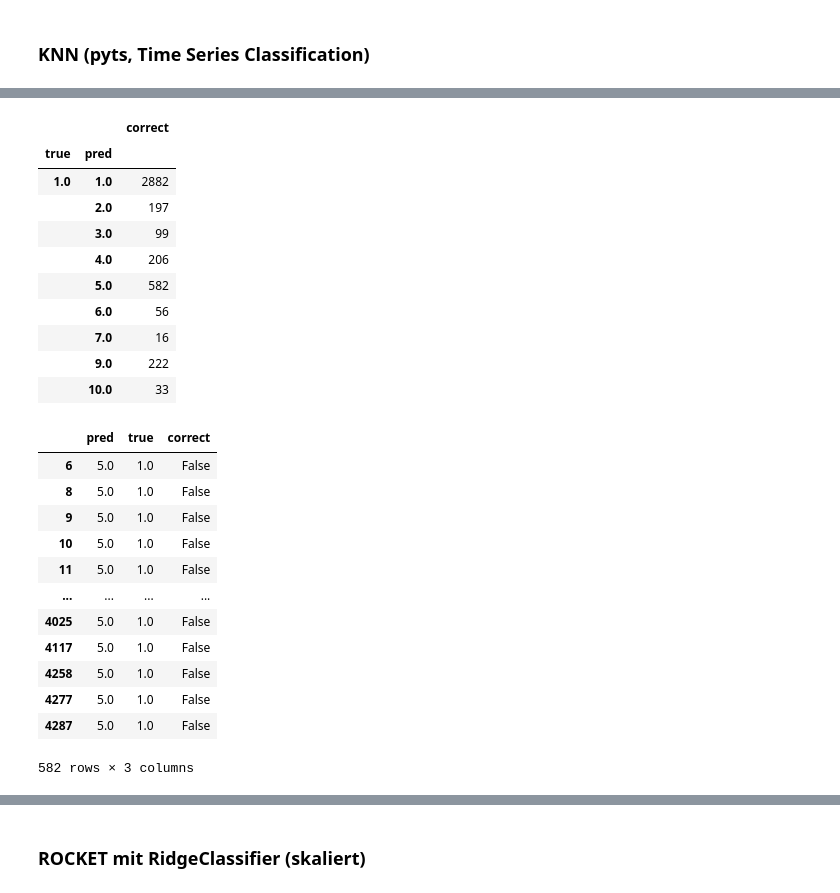
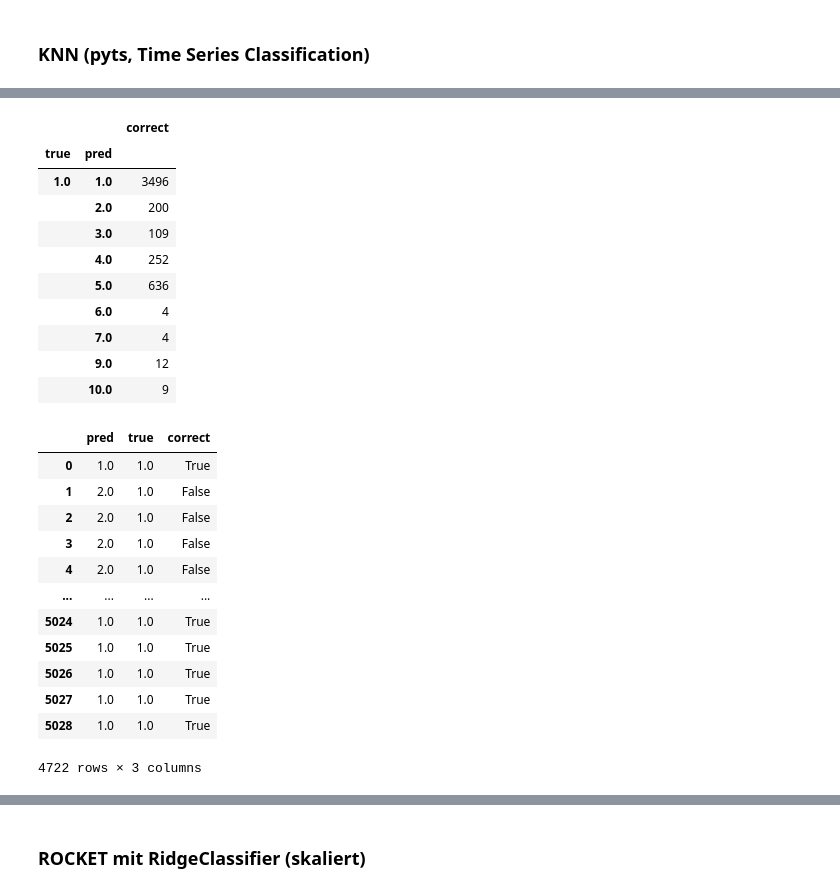
Before and after one commit to dan-vp/app_projekt, a Jupyter notebook: app_projekt_6.ipynb, the cells around one changed output, grey strips where cells are left out. Saved outputs shown, nothing was run; the diff lists cells and outputs as text; code cells hidden in the pictures.

```diff
--- a/app_projekt_6.ipynb
+++ b/app_projekt_6.ipynb
@@ -648,7 +636,7 @@ test_steps = pd.DataFrame(columns = only_batch_and_step.columns)
 # Führe einen Train-Test-Split pro DevID auf den Trainingsdaten aus
 for devid in only_batch_and_step.DeviationID.unique():
     df_devid = only_batch_and_step[only_batch_and_step.DeviationID == devid]
-    train_split, test_split = train_test_split(df_devid, test_size = 0.25, random_state = 42)
+    train_split, test_split = train_test_split(df_devid, test_size = 0.3, random_state = 42)
 
     train_steps = train_steps.append(train_split)
     test_steps = test_steps.append(test_split)
@@ -661,3 +650,5 @@ test_steps = test_steps[["batchn", "CuStepNo"]].merge(dtw_df, on = ["batchn", "C
+# %%
+test_steps = test_steps[test_steps.batchn != 255]
 # %%
 y_train_steps = train_steps.pop("DeviationID")
 y_test_steps = test_steps.pop("DeviationID")
@@ -710,6 +703,10 @@ save_model(pyts_KNN, "pyts_KNN.pkl")
 # %%
 pickled_model = pickle.load(open('pyts_KNN.pkl', 'rb'))
 # %%
+start = time.time()
 pred = pyts_knn.predict(X_test_steps_sc)
+end = time.time()
+
+print(end - start)
 eval_knn = pd.DataFrame({"pred":pred, "true":y_test_steps})
 eval_knn
@@ -742,28 +725,28 @@ eval_knn[eval_knn.true == 1].groupby(["true", "pred"]).count()
 # %% [output]
 |  |  | correct |
 | true | pred |  |
-| 1.0 | 1.0 | 2882 |
-|  | 2.0 | 197 |
-|  | 3.0 | 99 |
-|  | 4.0 | 206 |
-|  | 5.0 | 582 |
-|  | 6.0 | 56 |
-|  | 7.0 | 16 |
-|  | 9.0 | 222 |
-|  | 10.0 | 33 |
+| 1.0 | 1.0 | 3496 |
+|  | 2.0 | 200 |
+|  | 3.0 | 109 |
+|  | 4.0 | 252 |
+|  | 5.0 | 636 |
+|  | 6.0 | 4 |
+|  | 7.0 | 4 |
+|  | 9.0 | 12 |
+|  | 10.0 | 9 |
 # %%
-eval_knn[(eval_knn.true == 1) & (eval_knn.pred == 5)]
+eval_knn[(eval_knn.true == 1)]
 # %% [output]
 |  | pred | true | correct |
-| 6 | 5.0 | 1.0 | False |
-| 8 | 5.0 | 1.0 | False |
-| 9 | 5.0 | 1.0 | False |
-| 10 | 5.0 | 1.0 | False |
-| 11 | 5.0 | 1.0 | False |
+| 0 | 1.0 | 1.0 | True |
+| 1 | 2.0 | 1.0 | False |
+| 2 | 2.0 | 1.0 | False |
+| 3 | 2.0 | 1.0 | False |
+| 4 | 2.0 | 1.0 | False |
 | ... | ... | ... | ... |
-| 4025 | 5.0 | 1.0 | False |
-| 4117 | 5.0 | 1.0 | False |
-| 4258 | 5.0 | 1.0 | False |
-| 4277 | 5.0 | 1.0 | False |
-| 4287 | 5.0 | 1.0 | False |
+| 5024 | 1.0 | 1.0 | True |
+| 5025 | 1.0 | 1.0 | True |
+| 5026 | 1.0 | 1.0 | True |
+| 5027 | 1.0 | 1.0 | True |
+| 5028 | 1.0 | 1.0 | True |
-582 rows × 3 columns
+4722 rows × 3 columns
```
Also changed, not shown: parts of 37 cells of this notebook.
